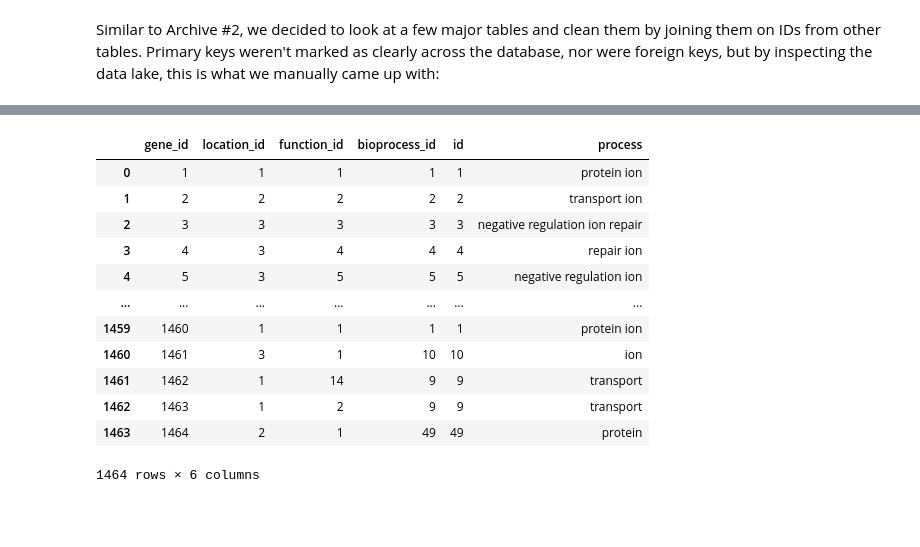
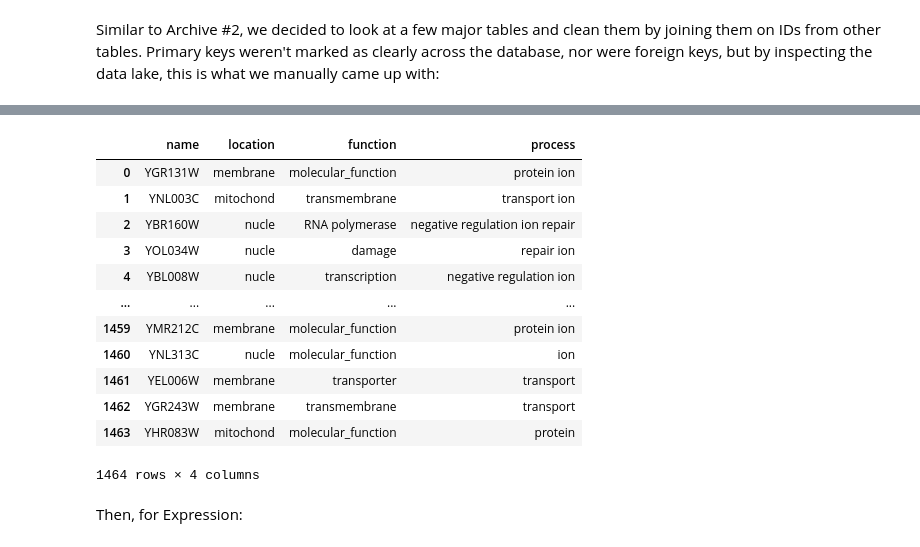
Before and after one commit to wanderingAviator/DataLakeProject, a Jupyter notebook: archive_4.ipynb, the cells around one changed output, grey strips where cells are left out. Drawn from its saved outputs; the diff is of its cells as text; code cells hidden in the pictures; blank space fills up the shorter version.

```diff
--- a/archive_4.ipynb
+++ b/archive_4.ipynb
@@ -28,27 +46,30 @@ for table in tables_import:
 # %%
 Memberdf = pd.merge(Member, Genes, how="left", left_on="gene_id", right_on="id")
-Memberdf = pd.merge(Member, locations, how="left", left_on="location_id", right_on="id")
-Memberdf = pd.merge(Member, Molecular, how="left", left_on="function_id", right_on="id")
-Memberdf = pd.merge(Member, Bioprocess, how="left", left_on="bioprocess_id", right_on="id")
+Memberdf = pd.merge(Memberdf, locations, how="left", left_on="location_id", right_on="id")
+Memberdf = pd.merge(Memberdf, Molecular, how="left", left_on="function_id", right_on="id")
+Memberdf = Memberdf.drop(columns=["gene_id", "location_id", "id_x", "id_y", "function_id", "id"])
+Memberdf = pd.merge(Memberdf, Bioprocess, how="left", left_on="bioprocess_id", right_on="id")
+Memberdf = Memberdf.drop(columns=["bioprocess_id", "id"])
+Memberdf
+# %% [output]
+|  | name | location | function | process |
+| 0 | YGR131W | membrane | molecular_function | protein ion |
+| 1 | YNL003C | mitochond | transmembrane | transport ion |
+| 2 | YBR160W | nucle | RNA polymerase | negative regulation ion repair |
+| 3 | YOL034W | nucle | damage | repair ion |
+| 4 | YBL008W | nucle | transcription | negative regulation ion |
+| ... | ... | ... | ... | ... |
+| 1459 | YMR212C | membrane | molecular_function | protein ion |
+| 1460 | YNL313C | nucle | molecular_function | ion |
+| 1461 | YEL006W | membrane | transporter | transport |
+| 1462 | YGR243W | membrane | transmembrane | transport |
+| 1463 | YHR083W | mitochond | molecular_function | protein |
+1464 rows × 4 columns
+# %% [markdown]
+Then, for Expression:
 # %%
 tables_import = ['Expression', 'Genes', 'locations', 'Molecular', 'Bioprocess', 'Treatment', 'Description']
 for table in tables_import:
     exec(f'{table} = pd.read_sql_query(f"SELECT * from {table}", sq.connect("yeast.sqlite"))')
-
-Memberdf
-# %% [output]
-|  | gene_id | location_id | function_id | bioprocess_id | id | process |
-| 0 | 1 | 1 | 1 | 1 | 1 | protein ion |
-| 1 | 2 | 2 | 2 | 2 | 2 | transport ion |
-| 2 | 3 | 3 | 3 | 3 | 3 | negative regulation ion repair |
-| 3 | 4 | 3 | 4 | 4 | 4 | repair ion |
-| 4 | 5 | 3 | 5 | 5 | 5 | negative regulation ion |
-| ... | ... | ... | ... | ... | ... | ... |
-| 1459 | 1460 | 1 | 1 | 1 | 1 | protein ion |
-| 1460 | 1461 | 3 | 1 | 10 | 10 | ion |
-| 1461 | 1462 | 1 | 14 | 9 | 9 | transport |
-| 1462 | 1463 | 1 | 2 | 9 | 9 | transport |
-| 1463 | 1464 | 2 | 1 | 49 | 49 | protein |
-1464 rows × 6 columns
 # %%
 Expressiondf = pd.merge(Expression, Genes, how="left", left_on="gene_id", right_on="id")
```
Also changed, not shown: parts of 13 cells of this notebook.
